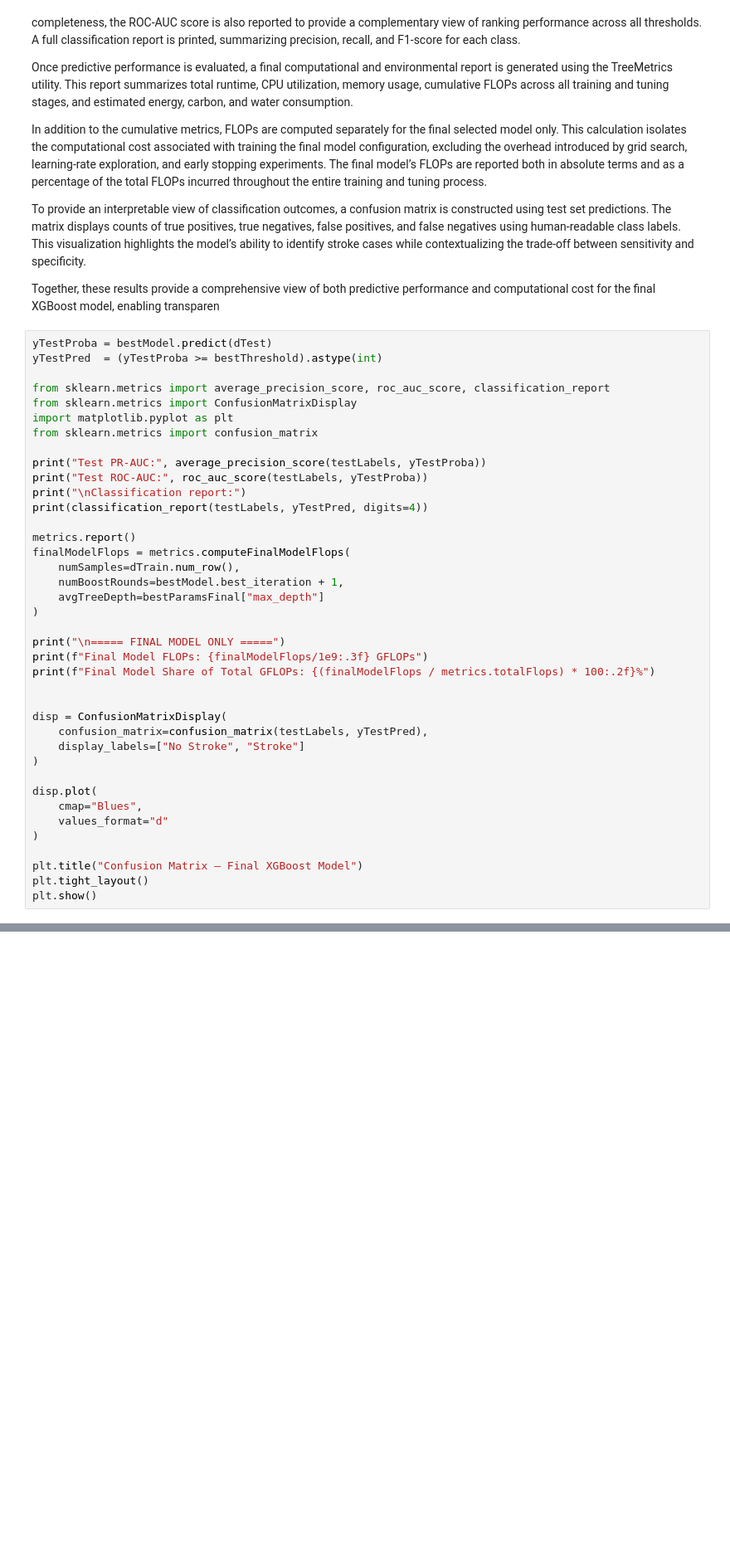
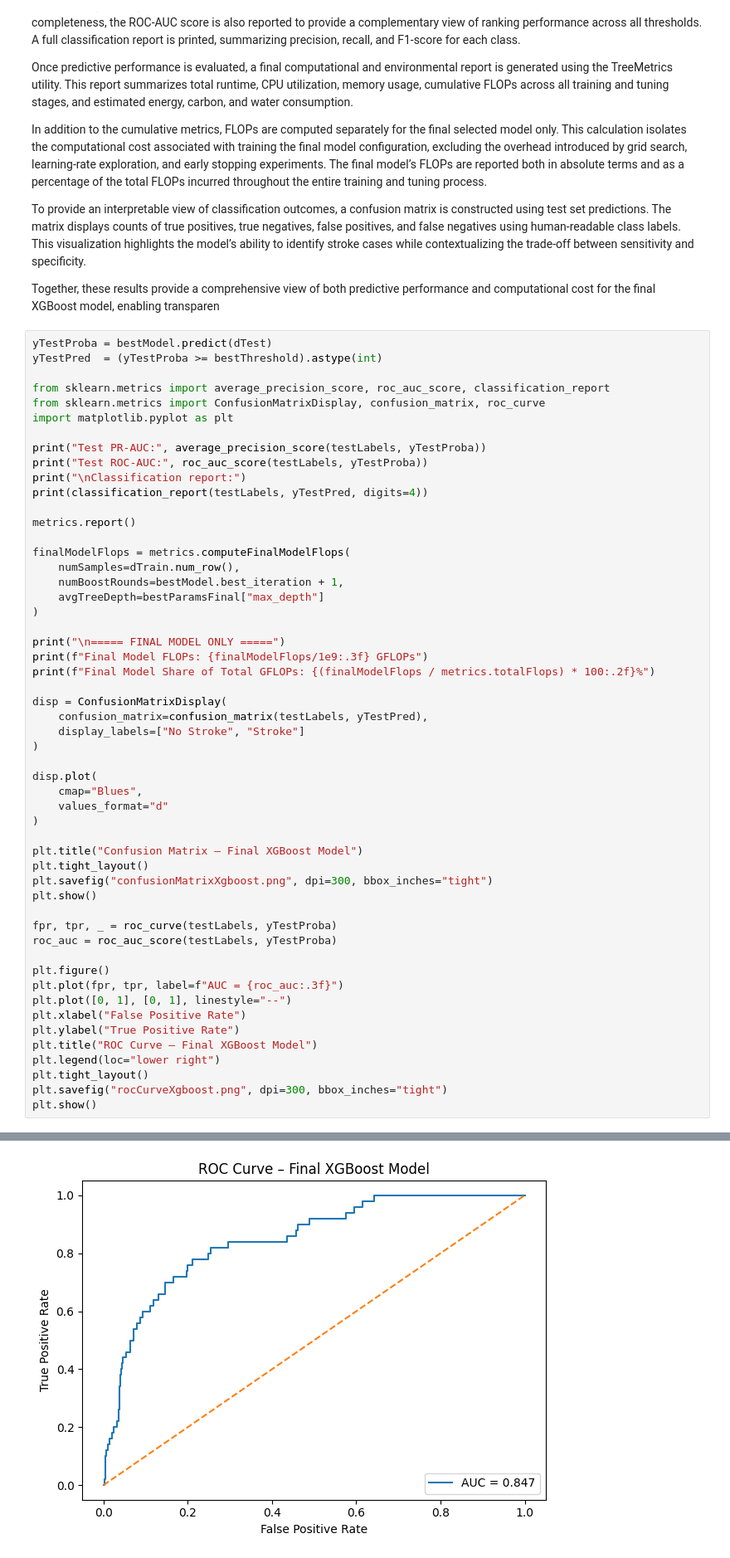
Before and after one commit to JoshuaMarinoo/StrokePredictionEnsembleLearning, a Jupyter notebook: EnsembleLearning.ipynb, the cells around one changed output, grey strips where cells are left out. Shown: that part at 83% size. Saved outputs shown, nothing was run; the diff lists cells and outputs as text; blank space fills up the shorter version.

Commit message:
plotting and photos
added plots and photos for confusion matrix and roc curve

```diff
--- a/EnsembleLearning.ipynb
+++ b/EnsembleLearning.ipynb
@@ -709,9 +709,8 @@ yTestProba = bestModel.predict(dTest)
 yTestPred  = (yTestProba >= bestThreshold).astype(int)
 
 from sklearn.metrics import average_precision_score, roc_auc_score, classification_report
-from sklearn.metrics import ConfusionMatrixDisplay
+from sklearn.metrics import ConfusionMatrixDisplay, confusion_matrix, roc_curve
 import matplotlib.pyplot as plt
-from sklearn.metrics import confusion_matrix
 
 print("Test PR-AUC:", average_precision_score(testLabels, yTestProba))
 print("Test ROC-AUC:", roc_auc_score(testLabels, yTestProba))
@@ -719,6 +718,7 @@ print("\nClassification report:")
 print(classification_report(testLabels, yTestPred, digits=4))
 
 metrics.report()
+
 finalModelFlops = metrics.computeFinalModelFlops(
     numSamples=dTrain.num_row(),
     numBoostRounds=bestModel.best_iteration + 1,
@@ -728,37 +728,52 @@ finalModelFlops = metrics.computeFinalModelFlops(
 print("\n===== FINAL MODEL ONLY =====")
 print(f"Final Model FLOPs: {finalModelFlops/1e9:.3f} GFLOPs")
 print(f"Final Model Share of Total GFLOPs: {(finalModelFlops / metrics.totalFlops) * 100:.2f}%")
-
 
 disp = ConfusionMatrixDisplay(
     confusion_matrix=confusion_matrix(testLabels, yTestPred),
     display_labels=["No Stroke", "Stroke"]
 )
 
 disp.plot(
     cmap="Blues",
     values_format="d"
 )
 
 plt.title("Confusion Matrix – Final XGBoost Model")
 plt.tight_layout()
+plt.savefig("confusionMatrixXgboost.png", dpi=300, bbox_inches="tight")
 plt.show()
+
+fpr, tpr, _ = roc_curve(testLabels, yTestProba)
+roc_auc = roc_auc_score(testLabels, yTestProba)
+
+plt.figure()
+plt.plot(fpr, tpr, label=f"AUC = {roc_auc:.3f}")
+plt.plot([0, 1], [0, 1], linestyle="--")
+plt.xlabel("False Positive Rate")
+plt.ylabel("True Positive Rate")
+plt.title("ROC Curve – Final XGBoost Model")
+plt.legend(loc="lower right")
+plt.tight_layout()
+plt.savefig("rocCurveXgboost.png", dpi=300, bbox_inches="tight")
+plt.show()
 # %% [output]
 Test PR-AUC: 0.2513923525978292
 Test ROC-AUC: 0.8470781893004115
 
 Classification report:
               precision    recall  f1-score   support
 
            0     0.9864    0.7469    0.8501       972
            1     0.1399    0.8000    0.2381        50
 
     accuracy                         0.7495      1022
    macro avg     0.5631    0.7735    0.5441      1022
 weighted avg     0.9450    0.7495    0.8202      1022
 ... (11 lines left out)
 
 ===== FINAL MODEL ONLY =====
 Final Model FLOPs: 0.005 GFLOPs
 Final Model Share of Total GFLOPs: 0.01%
 [figure]
+[figure, added]
```
Also changed, not shown: 2 other files.
